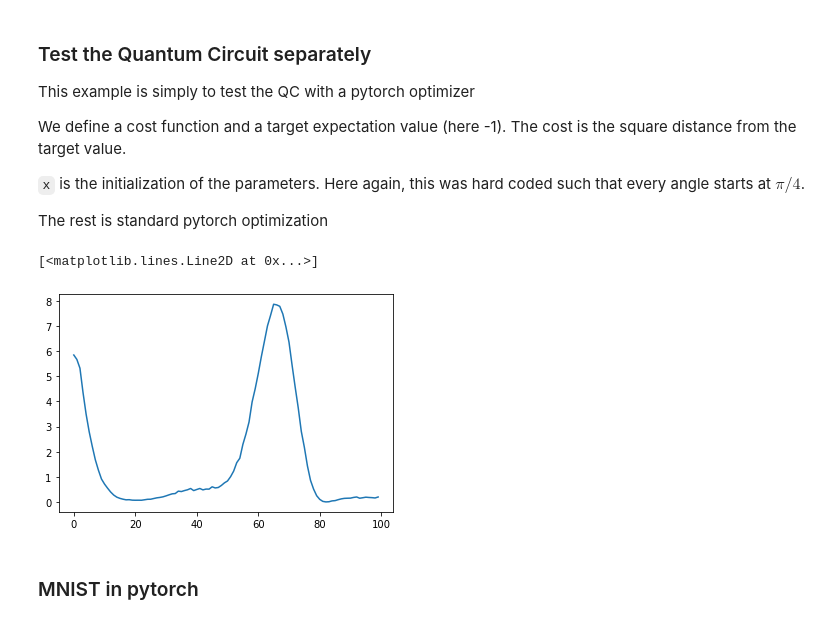
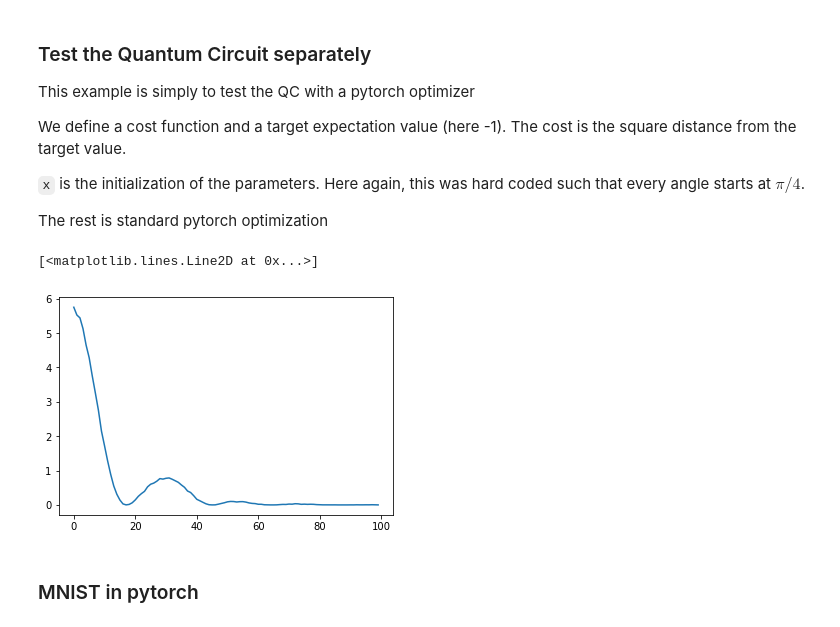
Before and after one commit to qiyaoliang/Quantum-Deep-Learning, a Jupyter notebook: mnist01-cuN.ipynb, the cells around one changed output. Saved outputs shown, nothing was run; the diff lists cells and outputs as text; code cells hidden in the pictures.

Commit message:
updated gradient

```diff
--- a/mnist01-cuN.ipynb
+++ b/mnist01-cuN.ipynb
@@ -92,19 +92,19 @@ class QiskitCircuit():
         return expects
 
     def run(self, i):
-        params = i[0]
+        params = i
 #         print('params = {}'.format(len(params)))
         backend = Aer.get_backend('qasm_simulator')
         job_sim = execute(self.circuit,
                           self.backend,
                           shots=self.shots,
-                          parameter_binds = [{self.theta0 : float(params[0].item()),
-                                              self.theta1 : float(params[1].item()),
-                                              self.theta2 : float(params[2].item()),
-                                              self.theta3 : float(params[3].item())}])
+                          parameter_binds = [{self.theta0 : float(params[0]),
+                                              self.theta1 : float(params[1]),
+                                              self.theta2 : float(params[2]),
+                                              self.theta3 : float(params[3])}])
 
         result_sim = job_sim.result()
         counts = result_sim.get_counts(self.circuit)
-        return self.N_qubit_expectation_Z(counts,self.shots,4)
+        return self.N_qubit_expectation_Z(counts,self.shots,NUM_QUBITS)
 # %%
 circuit = QiskitCircuit(NUM_QUBITS, SIMULATOR, NUM_SHOTS)
@@ -164,21 +164,24 @@ class TorchCircuit(Function):
         forward_tensor, i = ctx.saved_tensors
 #         print('forward_tensor = {}'.format(forward_tensor))
         input_numbers = i
+#         print('input_numbers = {}'.format(input_numbers))
         gradients = []
 
         for k in range(len(input_numbers)):
+#             print(k)
             input_eps = input_numbers
             input_eps[k] = input_numbers[k] + eps
-            exp_value = ctx.QiskitCirc.run(torch.Tensor(input_eps))
+#             print('input_eps = {}'.format(input_eps))
+            exp_value = ctx.QiskitCirc.run(input_eps)
             gradient = (exp_value - forward_tensor[0][k].item())#/eps
             gradients.append(gradient)
 
-#         print('gradient = {}'.format(gradients))
+#         print('gradients = {}'.format(gradients))
         result = torch.tensor(gradients)
 
         return result.float() * grad_output.float()
 # %%
-x = torch.tensor([[np.pi/4, np.pi/4, np.pi/4, np.pi/4]], requires_grad=True)
+x = torch.tensor([np.pi/4, np.pi/4, np.pi/4, np.pi/4], requires_grad=True)
 # x = torch.tensor([[0.0, 0.0, 0.0]], requires_grad=True)
 
 qc = TorchCircuit.apply
@@ -208,35 +211,35 @@ def cost(x):
     target = -1
     expval = qc(x)[0]
     # simple linear layer: add up 4 outputs of quantum layer
     val = expval[0] + expval[1] + expval[2] + expval[3]
     return torch.abs(val - target) ** 2, expval
 
-x = torch.tensor([[np.pi/4, 0, np.pi/4, 0]], requires_grad=True)
+x = torch.tensor([np.pi/4, 0, np.pi/4, 0], requires_grad=True)
 opt = torch.optim.Adam([x], lr=0.1)
 
 num_epoch = 100
 
 loss_list = []
 expval_list = []
 
 for i in tqdm(range(num_epoch)):
 # for i in range(num_epoch):
     opt.zero_grad()
     loss, expval = cost(x)
     loss.backward()
     opt.step()
     loss_list.append(loss.item())
     expval_list.append(expval)
 #     print(loss.item())
 
 plt.plot(loss_list)
 # print('final parameters: {}'.format(expval_list))
 
 # print(circuit(phi, theta))
 # print(cost(x))
 # %% [output]
 [<matplotlib.lines.Line2D at 0x...>]
-[figure, old version]
+[figure, new version]
 # %% [markdown]
 ### MNIST in pytorch
 # %%
```
Also changed, not shown: parts of 7 cells of this notebook.
